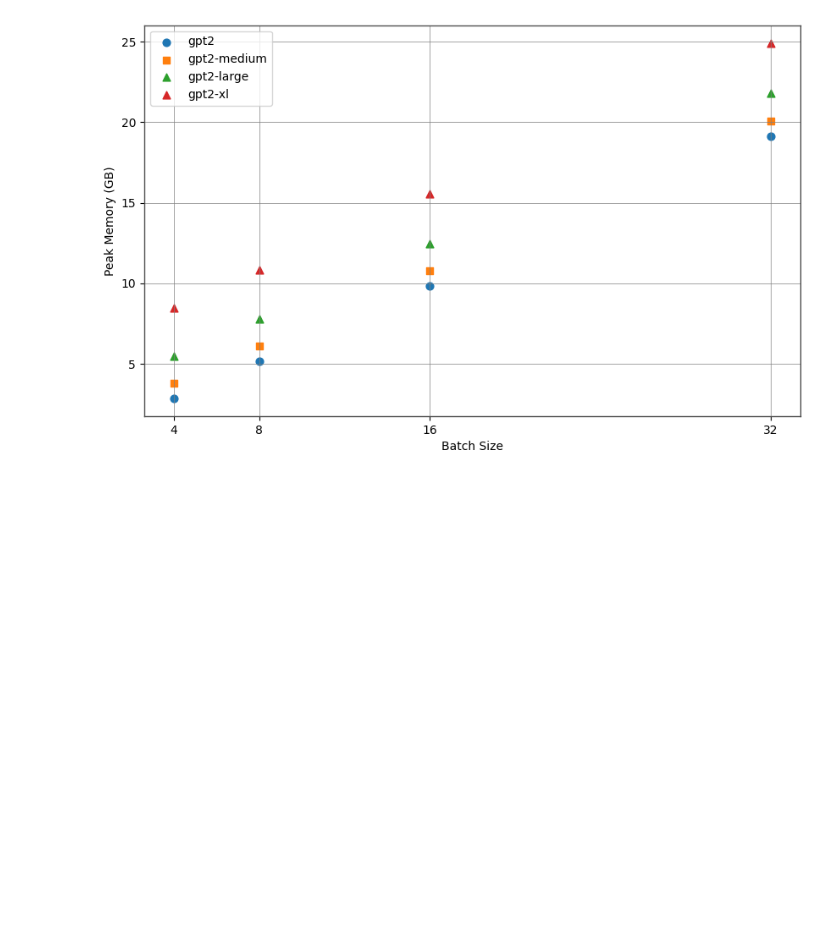
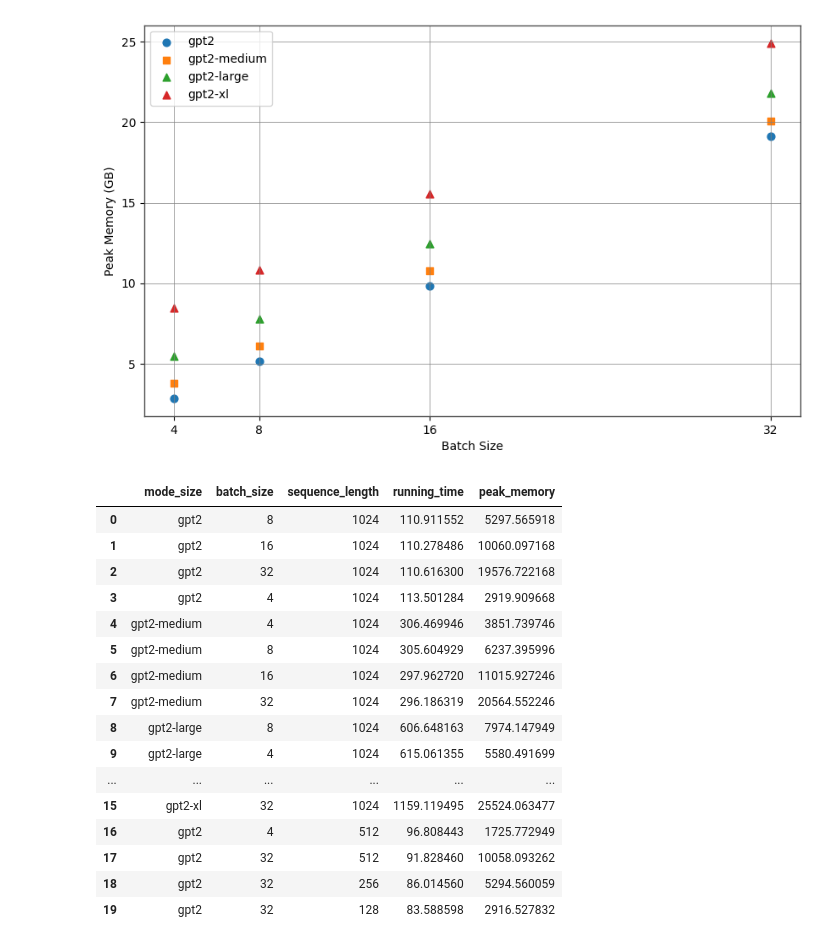
Before and after one commit to zymko/LLMs-Inference, a Jupyter notebook: plot.ipynb, the cells around one changed output. Cells and saved outputs as stored; diff of their text form; code cells hidden in the pictures; blank space fills up the shorter version.

```diff
--- a/plot.ipynb
+++ b/plot.ipynb
@@ -58,3 +58,23 @@ for spine in ax.spines.values():
 plt.savefig(f"gpt_results/peak_memory_b_m.png")
 # %% [output]
 [figure]
+# %%
+df
+# %% [output]
+|  | mode_size | batch_size | sequence_length | running_time | peak_memory |
+| 0 | gpt2 | 8 | 1024 | 110.911552 | 5297.565918 |
+| 1 | gpt2 | 16 | 1024 | 110.278486 | 10060.097168 |
+| 2 | gpt2 | 32 | 1024 | 110.616300 | 19576.722168 |
+| 3 | gpt2 | 4 | 1024 | 113.501284 | 2919.909668 |
+| 4 | gpt2-medium | 4 | 1024 | 306.469946 | 3851.739746 |
+| 5 | gpt2-medium | 8 | 1024 | 305.604929 | 6237.395996 |
+| 6 | gpt2-medium | 16 | 1024 | 297.962720 | 11015.927246 |
+| 7 | gpt2-medium | 32 | 1024 | 296.186319 | 20564.552246 |
+| 8 | gpt2-large | 8 | 1024 | 606.648163 | 7974.147949 |
+| 9 | gpt2-large | 4 | 1024 | 615.061355 | 5580.491699 |
+| ... | ... | ... | ... | ... | ... |
+| 15 | gpt2-xl | 32 | 1024 | 1159.119495 | 25524.063477 |
+| 16 | gpt2 | 4 | 512 | 96.808443 | 1725.772949 |
+| 17 | gpt2 | 32 | 512 | 91.828460 | 10058.093262 |
+| 18 | gpt2 | 32 | 256 | 86.014560 | 5294.560059 |
+| 19 | gpt2 | 32 | 128 | 83.588598 | 2916.527832 |
```
Also changed, not shown: parts of 3 cells of this notebook, 7 other files.
